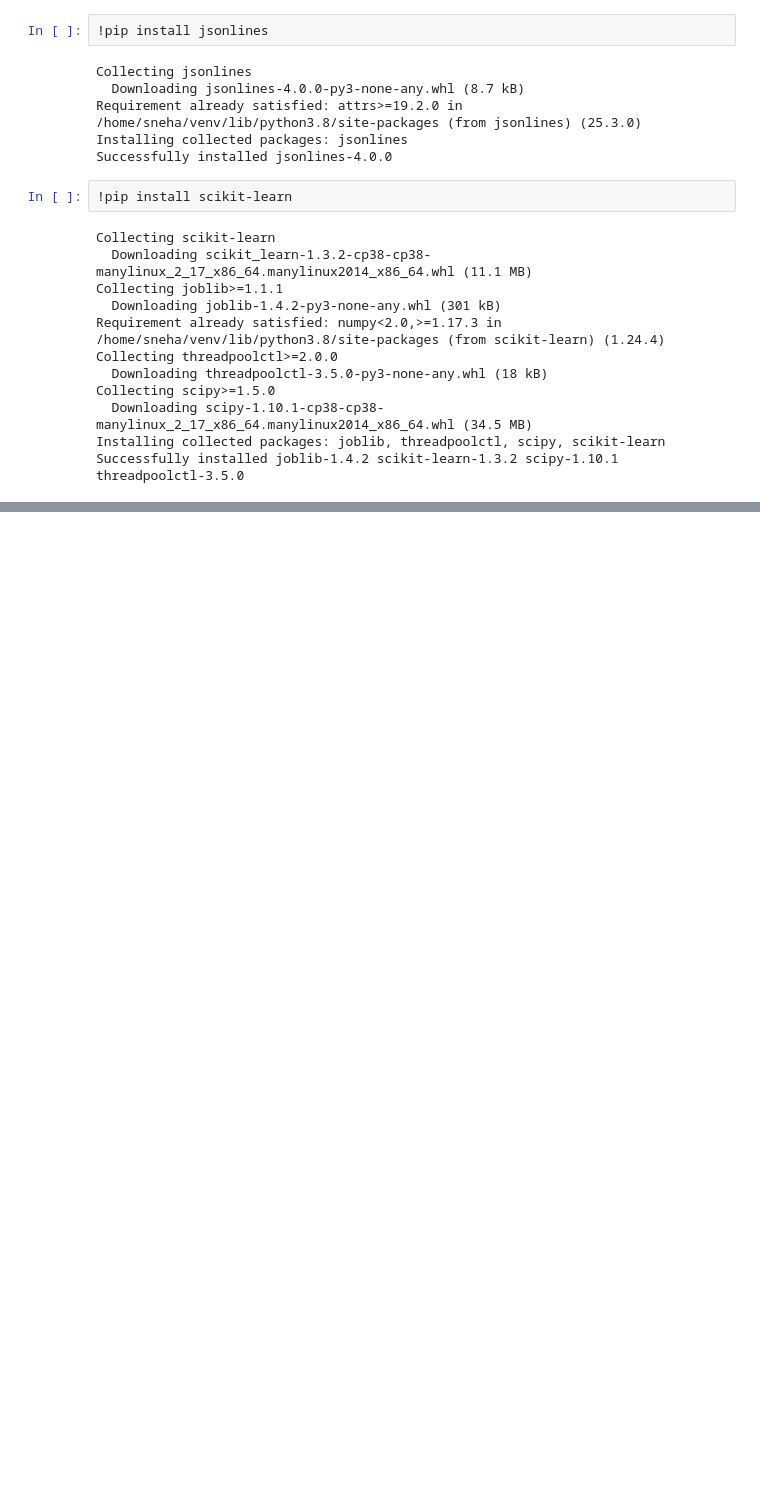
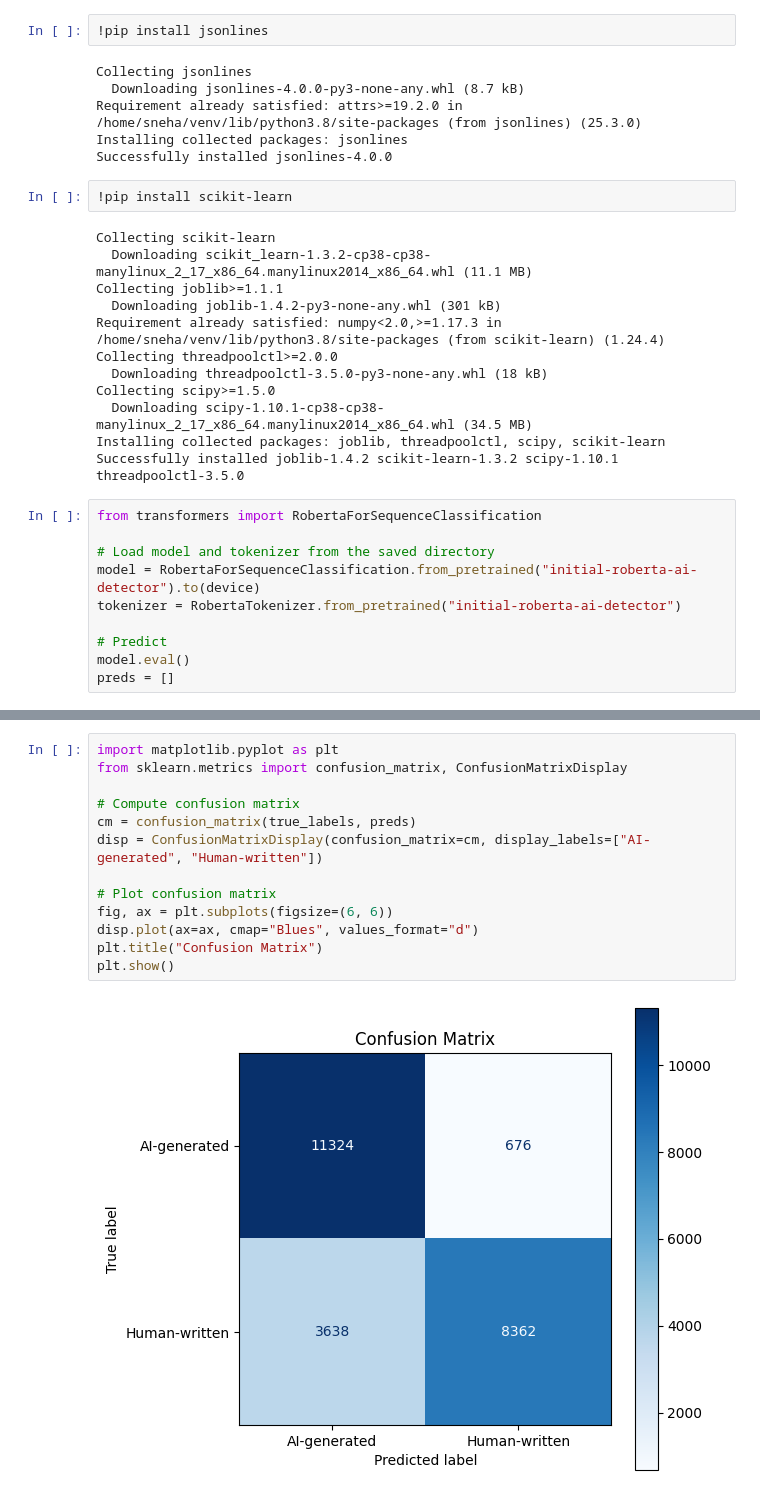
Before and after one commit to snehaagar2023/ai-detection-system, a Jupyter notebook: training.ipynb, the cells around one changed output, grey strips where cells are left out. Drawn from its saved outputs; the diff is of its cells as text; blank space fills up the shorter version.

```diff
--- a/training.ipynb
+++ b/training.ipynb
@@ -129,6 +134,16 @@ Collecting scipy>=1.5.0
   Downloading scipy-1.10.1-cp38-cp38-manylinux_2_17_x86_64.manylinux2014_x86_64.whl (34.5 MB)
 Installing collected packages: joblib, threadpoolctl, scipy, scikit-learn
 Successfully installed joblib-1.4.2 scikit-learn-1.3.2 scipy-1.10.1 threadpoolctl-3.5.0
+# %%
+from transformers import RobertaForSequenceClassification
+
+# Load model and tokenizer from the saved directory
+model = RobertaForSequenceClassification.from_pretrained("initial-roberta-ai-detector").to(device)
+tokenizer = RobertaTokenizer.from_pretrained("initial-roberta-ai-detector")
+
+# Predict
+model.eval()
+preds = []
 # %%
 import os
 import jsonlines
@@ -193,0 +220,15 @@ tokenizer.save_pretrained("initial-roberta-ai-detector")
+# %%
+import matplotlib.pyplot as plt
+from sklearn.metrics import confusion_matrix, ConfusionMatrixDisplay
+
+# Compute confusion matrix
+cm = confusion_matrix(true_labels, preds)
+disp = ConfusionMatrixDisplay(confusion_matrix=cm, display_labels=["AI-generated", "Human-written"])
+
+# Plot confusion matrix
+fig, ax = plt.subplots(figsize=(6, 6))
+disp.plot(ax=ax, cmap="Blues", values_format="d")
+plt.title("Confusion Matrix")
+plt.show()
+# %% [output]
+[figure, added]
```
Also changed, not shown: parts of 6 cells of this notebook, 1 other file.
